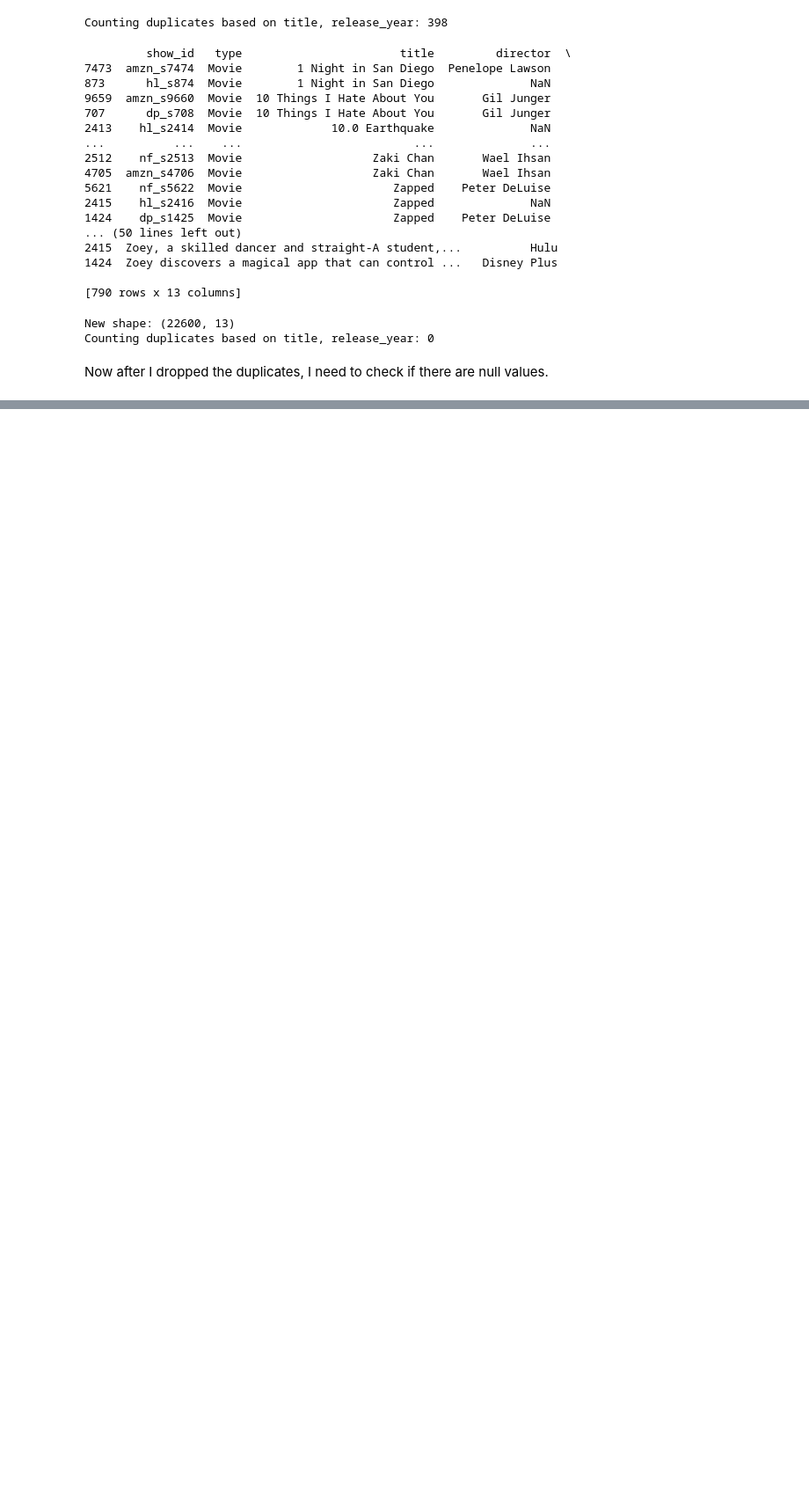
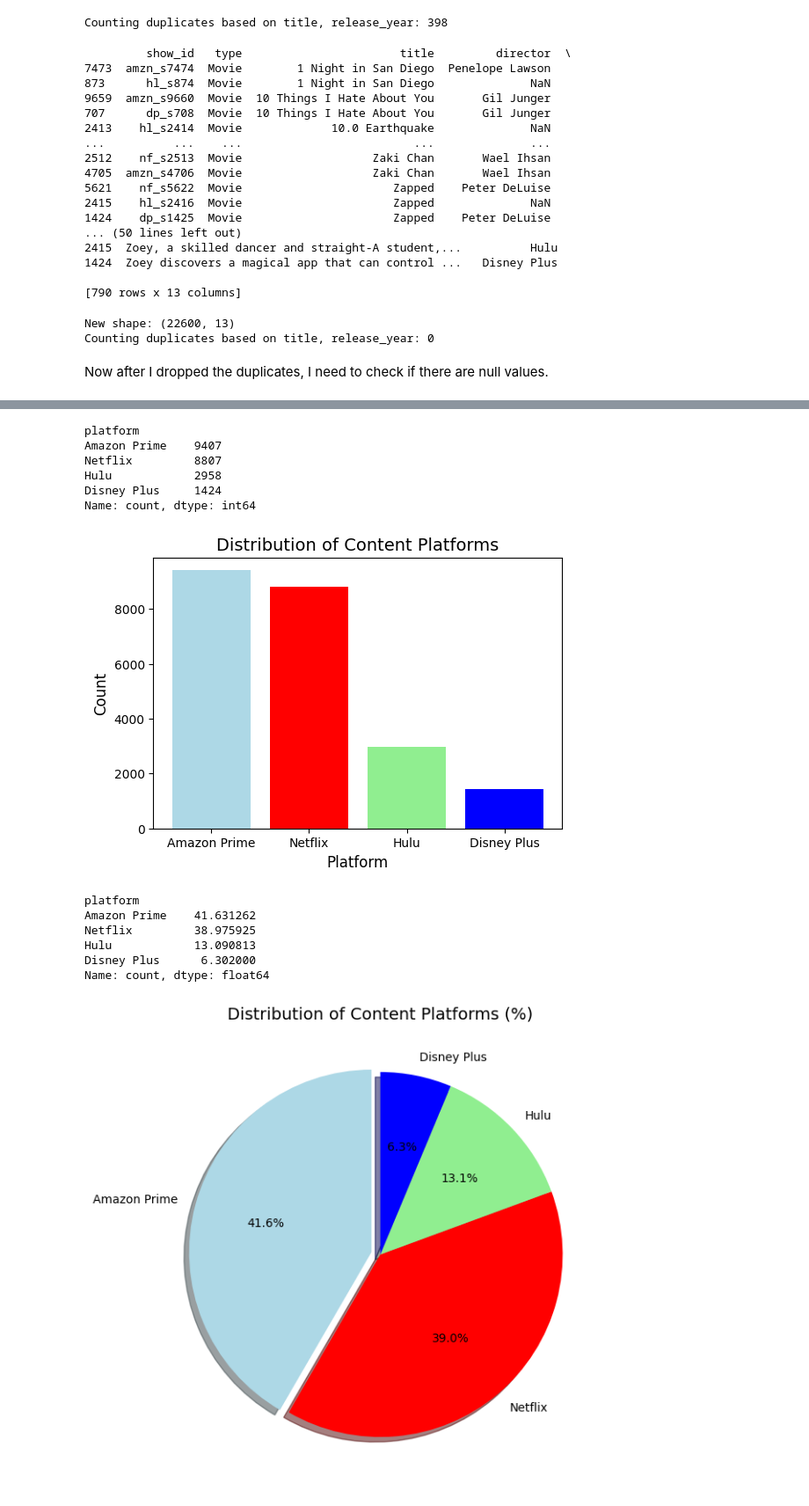
Before and after one commit to youssefshawwa1/movies_tv_recomendation_system, a Jupyter notebook: project.ipynb, the cells around one changed output, grey strips where cells are left out. Shown at 88% size. Drawn from its saved outputs; the diff is of its cells as text; code cells hidden in the pictures; blank space fills up the shorter version.

```diff
--- a/project.ipynb
+++ b/project.ipynb
@@ -272,0 +452,77 @@ dtype: int64
+# %%
+# Visualize the data distribuition betweeen platforms.
+platforms_counts = all_titles_clean['platform'].value_counts()
+print(platforms_counts) # this is a series
+
+plt.figure(figsize=(6, 4)) # creatingg the figure
+
+# giving the figure the X and y,
+# the x is the names (Movies, Tv Show), the y is the counts
+plt.bar(platforms_counts.index, platforms_counts.values, color=['lightblue', 'red', 'lightgreen', 'blue'])
+# Lables and titles.
+plt.title('Distribution of Content Platforms', fontsize=14)
+plt.xlabel('Platform', fontsize=12)
+plt.ylabel('Count', fontsize=12)
+
+# show the plot
+plt.show()
+
+
+
+# plotting the percentage
+
+
+# getting the total count of all the rows
+total = len(all_titles_clean)
+
+# Calculating the percentage
+platform_percentage = (platforms_counts / total) * 100
+
+print(platform_percentage)  # this is a series
+
+plt.figure(figsize=(7, 7))
+plt.pie(platform_percentage,
+        labels=platform_percentage.index,  # the platforms are the labels
+        autopct='%1.1f%%',
+        startangle=90,
+        colors=['lightblue', 'red', 'lightgreen', 'blue'],
+        explode=(0.05, 0, 0, 0),
+        shadow=True)
+
+plt.title('Distribution of Content Platforms (%)', fontsize=14)
+
+plt.show()
+
+
+
+
+
+
+# plotting the types per platform
+# Group by Platform AND Type, count them, then 'unstack' to make columns
+type_per_platform = all_titles_clean.groupby(['platform', 'type']).size().unstack()
+print(type_per_platform)
+type_per_platform.plot(kind='bar', figsize=(10, 6), color=['red', 'blue'])
+
+plt.title('Content Distribution by Platform', fontsize=15)
+plt.ylabel('Count', fontsize=12)
+plt.xlabel('Platform', fontsize=12)
+plt.xticks(rotation=0)  # Keep platform names horizontal
+plt.legend(title='Type')
+
+plt.show()
+# %% [output]
+platform
+Amazon Prime    9407
+Netflix         8807
+Hulu            2958
+Disney Plus     1424
+Name: count, dtype: int64
+[figure, added]
+platform
+Amazon Prime    41.631262
+Netflix         38.975925
+Hulu            13.090813
+Disney Plus      6.302000
+Name: count, dtype: float64
+[figure, added]
```
Also changed, not shown: parts of 52 cells of this notebook, 5 other files.
